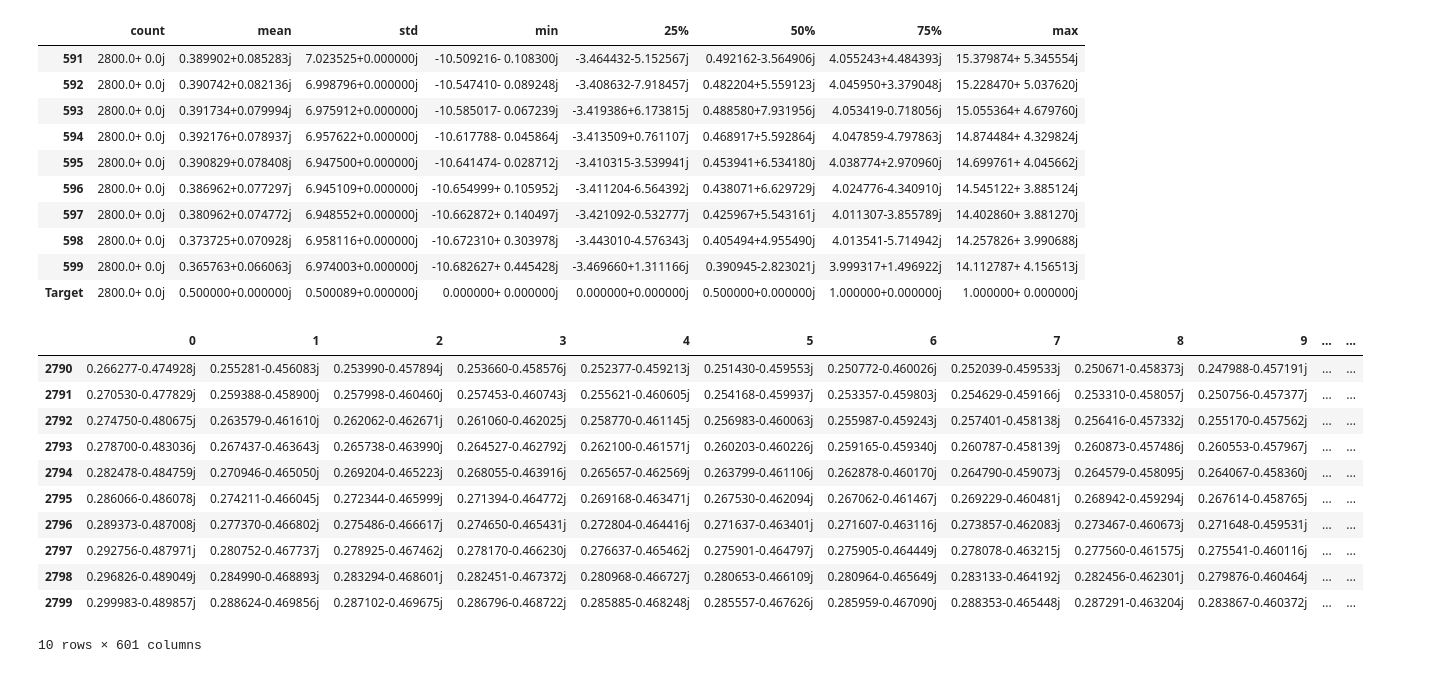
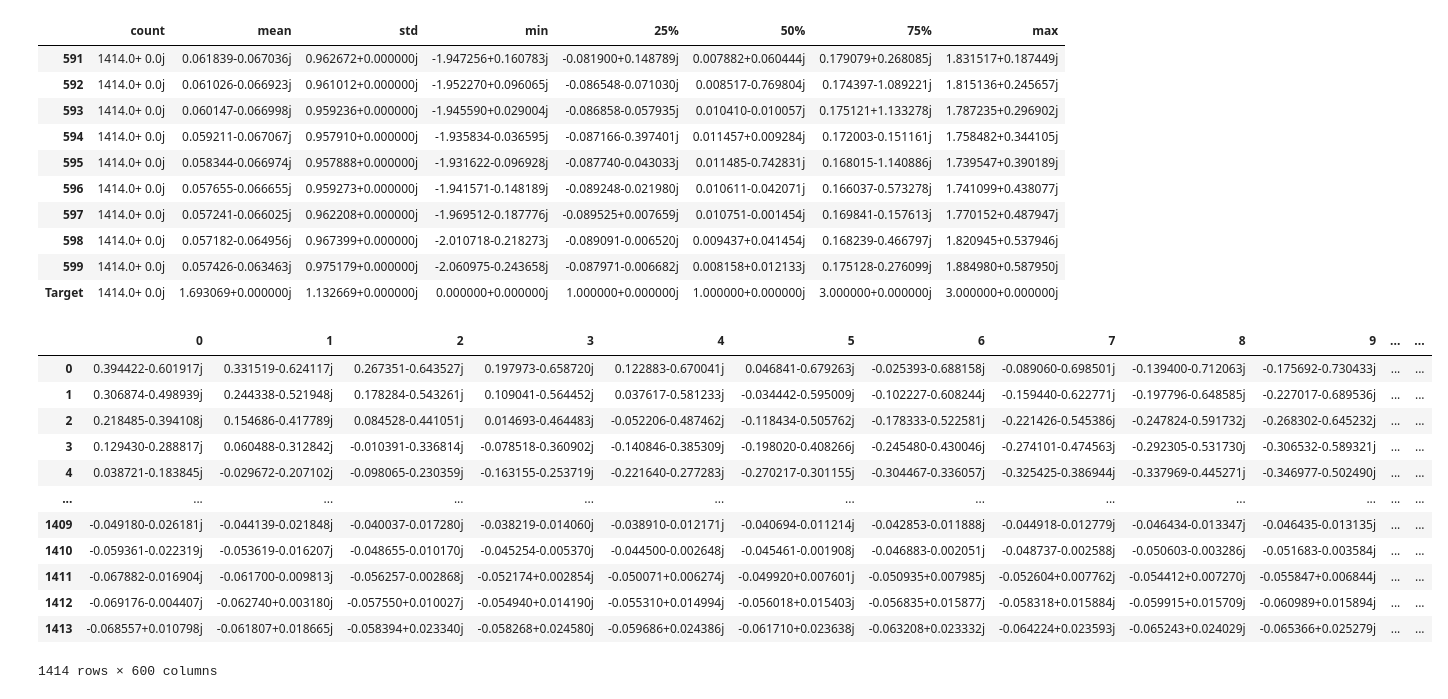
Before and after one commit to Reido19/CommSense---Masters, a Jupyter notebook: Machine_Learning/PCA_Live.ipynb, the cells around one changed output. Saved outputs shown, nothing was run; the diff lists cells and outputs as text; code cells hidden in the pictures.

```diff
--- a/Machine_Learning/PCA_Live.ipynb
+++ b/Machine_Learning/PCA_Live.ipynb
@@ -28,7 +28,7 @@ from sklearn import svm
 from sklearn import metrics
 from sklearn.metrics import confusion_matrix
 # %%
-folder_path = "/home/torps/CommSense/Active/Data/Location_Test_Data/"
+folder_path = "/home/torps/CommSense/Datadump/Random_Testing/7/Bin/"
 complete_data, original_data = Binary_reader.get_pandas_dataFrame(folder_path)
 complete_data
 # %% [output]
@@ -50,16 +50,16 @@ stats = complete_data.describe().transpose()
 stats.tail(10)
 # %% [output]
 |  | count | mean | std | min | 25% | 50% | 75% | max |
-| 591 | 2800.0+ 0.0j | 0.389902+0.085283j | 7.023525+0.000000j | -10.509216- 0.108300j | -3.464432-5.152567j | 0.492162-3.564906j | 4.055243+4.484393j | 15.379874+ 5.345554j |
-| 592 | 2800.0+ 0.0j | 0.390742+0.082136j | 6.998796+0.000000j | -10.547410- 0.089248j | -3.408632-7.918457j | 0.482204+5.559123j | 4.045950+3.379048j | 15.228470+ 5.037620j |
-| 593 | 2800.0+ 0.0j | 0.391734+0.079994j | 6.975912+0.000000j | -10.585017- 0.067239j | -3.419386+6.173815j | 0.488580+7.931956j | 4.053419-0.718056j | 15.055364+ 4.679760j |
-| 594 | 2800.0+ 0.0j | 0.392176+0.078937j | 6.957622+0.000000j | -10.617788- 0.045864j | -3.413509+0.761107j | 0.468917+5.592864j | 4.047859-4.797863j | 14.874484+ 4.329824j |
-| 595 | 2800.0+ 0.0j | 0.390829+0.078408j | 6.947500+0.000000j | -10.641474- 0.028712j | -3.410315-3.539941j | 0.453941+6.534180j | 4.038774+2.970960j | 14.699761+ 4.045662j |
-| 596 | 2800.0+ 0.0j | 0.386962+0.077297j | 6.945109+0.000000j | -10.654999+ 0.105952j | -3.411204-6.564392j | 0.438071+6.629729j | 4.024776-4.340910j | 14.545122+ 3.885124j |
-| 597 | 2800.0+ 0.0j | 0.380962+0.074772j | 6.948552+0.000000j | -10.662872+ 0.140497j | -3.421092-0.532777j | 0.425967+5.543161j | 4.011307-3.855789j | 14.402860+ 3.881270j |
-| 598 | 2800.0+ 0.0j | 0.373725+0.070928j | 6.958116+0.000000j | -10.672310+ 0.303978j | -3.443010-4.576343j | 0.405494+4.955490j | 4.013541-5.714942j | 14.257826+ 3.990688j |
-| 599 | 2800.0+ 0.0j | 0.365763+0.066063j | 6.974003+0.000000j | -10.682627+ 0.445428j | -3.469660+1.311166j | 0.390945-2.823021j | 3.999317+1.496922j | 14.112787+ 4.156513j |
-| Target | 2800.0+ 0.0j | 0.500000+0.000000j | 0.500089+0.000000j | 0.000000+ 0.000000j | 0.000000+0.000000j | 0.500000+0.000000j | 1.000000+0.000000j | 1.000000+ 0.000000j |
+| 591 | 1414.0+ 0.0j | 0.061839-0.067036j | 0.962672+0.000000j | -1.947256+0.160783j | -0.081900+0.148789j | 0.007882+0.060444j | 0.179079+0.268085j | 1.831517+0.187449j |
+| 592 | 1414.0+ 0.0j | 0.061026-0.066923j | 0.961012+0.000000j | -1.952270+0.096065j | -0.086548-0.071030j | 0.008517-0.769804j | 0.174397-1.089221j | 1.815136+0.245657j |
+| 593 | 1414.0+ 0.0j | 0.060147-0.066998j | 0.959236+0.000000j | -1.945590+0.029004j | -0.086858-0.057935j | 0.010410-0.010057j | 0.175121+1.133278j | 1.787235+0.296902j |
+| 594 | 1414.0+ 0.0j | 0.059211-0.067067j | 0.957910+0.000000j | -1.935834-0.036595j | -0.087166-0.397401j | 0.011457+0.009284j | 0.172003-0.151161j | 1.758482+0.344105j |
+| 595 | 1414.0+ 0.0j | 0.058344-0.066974j | 0.957888+0.000000j | -1.931622-0.096928j | -0.087740-0.043033j | 0.011485-0.742831j | 0.168015-1.140886j | 1.739547+0.390189j |
+| 596 | 1414.0+ 0.0j | 0.057655-0.066655j | 0.959273+0.000000j | -1.941571-0.148189j | -0.089248-0.021980j | 0.010611-0.042071j | 0.166037-0.573278j | 1.741099+0.438077j |
+| 597 | 1414.0+ 0.0j | 0.057241-0.066025j | 0.962208+0.000000j | -1.969512-0.187776j | -0.089525+0.007659j | 0.010751-0.001454j | 0.169841-0.157613j | 1.770152+0.487947j |
+| 598 | 1414.0+ 0.0j | 0.057182-0.064956j | 0.967399+0.000000j | -2.010718-0.218273j | -0.089091-0.006520j | 0.009437+0.041454j | 0.168239-0.466797j | 1.820945+0.537946j |
+| 599 | 1414.0+ 0.0j | 0.057426-0.063463j | 0.975179+0.000000j | -2.060975-0.243658j | -0.087971-0.006682j | 0.008158+0.012133j | 0.175128-0.276099j | 1.884980+0.587950j |
+| Target | 1414.0+ 0.0j | 1.693069+0.000000j | 1.132669+0.000000j | 0.000000+0.000000j | 1.000000+0.000000j | 1.000000+0.000000j | 3.000000+0.000000j | 3.000000+0.000000j |
 # %%
 
 def norm(x):
@@ -79,41 +79,53 @@ def norm(x):
     #     return df
 # %%
 
-norm_data = norm(complete_data)
+# norm_data = norm(complete_data)
+norm_data = complete_data
+# norm_data = norm_data.sample(frac=1)
+
 norm_abs_data = norm_data.map(np.abs)
 # norm_abs_data = norm_data
 
 
 # Separating out the target
 y = norm_data.loc[:, ['Target']].values
 
-y_labels = np.where(y == 1.0, "white_lab", "CRG_lab")
+y_labels = np.where(y == 0, "white_lab", np.where(y==1, "CRG_lab", np.where(y==2, "Other", "Rory")))
+
+# if y== 0:
+#     y_labels = 'white_lab'
+# else:
+#     y_labels = 'CRG'
+
 
 lab = pd.DataFrame(y_labels,columns=['Target'])
-
+dataset_0 = norm_data[norm_data['Target'] == 0]
+dataset_1 = norm_data[norm_data['Target'] == 1]
+Targets = norm_data.pop('Target')
 # Generate feature names as strings from "0" to "599"
 features = list(range(600))
 
 # Separating out the features
-x = norm_data.iloc[:, features].values  # Extracting feature values
-
-norm_data.tail(10)
+# x = norm_data.iloc[:, features].values  # Extracting feature values
+x =norm_data
+norm_data
 # lab.head()
 # out = pd.DataFrame(x,columns=x.columns, index=x.index)
 # out.head()
 # %% [output]
 |  | 0 | 1 | 2 | 3 | 4 | 5 | 6 | 7 | 8 | 9 | ... | ... |
-| 2790 | 0.266277-0.474928j | 0.255281-0.456083j | 0.253990-0.457894j | 0.253660-0.458576j | 0.252377-0.459213j | 0.251430-0.459553j | 0.250772-0.460026j | 0.252039-0.459533j | 0.250671-0.458373j | 0.247988-0.457191j | ... | ... |
-| 2791 | 0.270530-0.477829j | 0.259388-0.458900j | 0.257998-0.460460j | 0.257453-0.460743j | 0.255621-0.460605j | 0.254168-0.459937j | 0.253357-0.459803j | 0.254629-0.459166j | 0.253310-0.458057j | 0.250756-0.457377j | ... | ... |
-| 2792 | 0.274750-0.480675j | 0.263579-0.461610j | 0.262062-0.462671j | 0.261060-0.462025j | 0.258770-0.461145j | 0.256983-0.460063j | 0.255987-0.459243j | 0.257401-0.458138j | 0.256416-0.457332j | 0.255170-0.457562j | ... | ... |
-| 2793 | 0.278700-0.483036j | 0.267437-0.463643j | 0.265738-0.463990j | 0.264527-0.462792j | 0.262100-0.461571j | 0.260203-0.460226j | 0.259165-0.459340j | 0.260787-0.458139j | 0.260873-0.457486j | 0.260553-0.457967j | ... | ... |
-| 2794 | 0.282478-0.484759j | 0.270946-0.465050j | 0.269204-0.465223j | 0.268055-0.463916j | 0.265657-0.462569j | 0.263799-0.461106j | 0.262878-0.460170j | 0.264790-0.459073j | 0.264579-0.458095j | 0.264067-0.458360j | ... | ... |
-| 2795 | 0.286066-0.486078j | 0.274211-0.466045j | 0.272344-0.465999j | 0.271394-0.464772j | 0.269168-0.463471j | 0.267530-0.462094j | 0.267062-0.461467j | 0.269229-0.460481j | 0.268942-0.459294j | 0.267614-0.458765j | ... | ... |
-| 2796 | 0.289373-0.487008j | 0.277370-0.466802j | 0.275486-0.466617j | 0.274650-0.465431j | 0.272804-0.464416j | 0.271637-0.463401j | 0.271607-0.463116j | 0.273857-0.462083j | 0.273467-0.460673j | 0.271648-0.459531j | ... | ... |
-| 2797 | 0.292756-0.487971j | 0.280752-0.467737j | 0.278925-0.467462j | 0.278170-0.466230j | 0.276637-0.465462j | 0.275901-0.464797j | 0.275905-0.464449j | 0.278078-0.463215j | 0.277560-0.461575j | 0.275541-0.460116j | ... | ... |
-| 2798 | 0.296826-0.489049j | 0.284990-0.468893j | 0.283294-0.468601j | 0.282451-0.467372j | 0.280968-0.466727j | 0.280653-0.466109j | 0.280964-0.465649j | 0.283133-0.464192j | 0.282456-0.462301j | 0.279876-0.460464j | ... | ... |
-| 2799 | 0.299983-0.489857j | 0.288624-0.469856j | 0.287102-0.469675j | 0.286796-0.468722j | 0.285885-0.468248j | 0.285557-0.467626j | 0.285959-0.467090j | 0.288353-0.465448j | 0.287291-0.463204j | 0.283867-0.460372j | ... | ... |
+| 0 | 0.394422-0.601917j | 0.331519-0.624117j | 0.267351-0.643527j | 0.197973-0.658720j | 0.122883-0.670041j | 0.046841-0.679263j | -0.025393-0.688158j | -0.089060-0.698501j | -0.139400-0.712063j | -0.175692-0.730433j | ... | ... |
+| 1 | 0.306874-0.498939j | 0.244338-0.521948j | 0.178284-0.543261j | 0.109041-0.564452j | 0.037617-0.581233j | -0.034442-0.595009j | -0.102227-0.608244j | -0.159440-0.622771j | -0.197796-0.648585j | -0.227017-0.689536j | ... | ... |
+| 2 | 0.218485-0.394108j | 0.154686-0.417789j | 0.084528-0.441051j | 0.014693-0.464483j | -0.052206-0.487462j | -0.118434-0.505762j | -0.178333-0.522581j | -0.221426-0.545386j | -0.247824-0.591732j | -0.268302-0.645232j | ... | ... |
+| 3 | 0.129430-0.288817j | 0.060488-0.312842j | -0.010391-0.336814j | -0.078518-0.360902j | -0.140846-0.385309j | -0.198020-0.408266j | -0.245480-0.430046j | -0.274101-0.474563j | -0.292305-0.531730j | -0.306532-0.589321j | ... | ... |
+| 4 | 0.038721-0.183845j | -0.029672-0.207102j | -0.098065-0.230359j | -0.163155-0.253719j | -0.221640-0.277283j | -0.270217-0.301155j | -0.304467-0.336057j | -0.325425-0.386944j | -0.337969-0.445271j | -0.346977-0.502490j | ... | ... |
+| ... | ... | ... | ... | ... | ... | ... | ... | ... | ... | ... | ... | ... |
+| 1409 | -0.049180-0.026181j | -0.044139-0.021848j | -0.040037-0.017280j | -0.038219-0.014060j | -0.038910-0.012171j | -0.040694-0.011214j | -0.042853-0.011888j | -0.044918-0.012779j | -0.046434-0.013347j | -0.046435-0.013135j | ... | ... |
+| 1410 | -0.059361-0.022319j | -0.053619-0.016207j | -0.048655-0.010170j | -0.045254-0.005370j | -0.044500-0.002648j | -0.045461-0.001908j | -0.046883-0.002051j | -0.048737-0.002588j | -0.050603-0.003286j | -0.051683-0.003584j | ... | ... |
+| 1411 | -0.067882-0.016904j | -0.061700-0.009813j | -0.056257-0.002868j | -0.052174+0.002854j | -0.050071+0.006274j | -0.049920+0.007601j | -0.050935+0.007985j | -0.052604+0.007762j | -0.054412+0.007270j | -0.055847+0.006844j | ... | ... |
+| 1412 | -0.069176-0.004407j | -0.062740+0.003180j | -0.057550+0.010027j | -0.054940+0.014190j | -0.055310+0.014994j | -0.056018+0.015403j | -0.056835+0.015877j | -0.058318+0.015884j | -0.059915+0.015709j | -0.060989+0.015894j | ... | ... |
+| 1413 | -0.068557+0.010798j | -0.061807+0.018665j | -0.058394+0.023340j | -0.058268+0.024580j | -0.059686+0.024386j | -0.061710+0.023638j | -0.063208+0.023332j | -0.064224+0.023593j | -0.065243+0.024029j | -0.065366+0.025279j | ... | ... |
-10 rows × 601 columns
+1414 rows × 600 columns
 # %%
 # Set up the figure
 plt.figure(figsize=(30, 6))  # Adjust the figure size as needed
```
Also changed, not shown: parts of 10 cells of this notebook, 1 other file.
